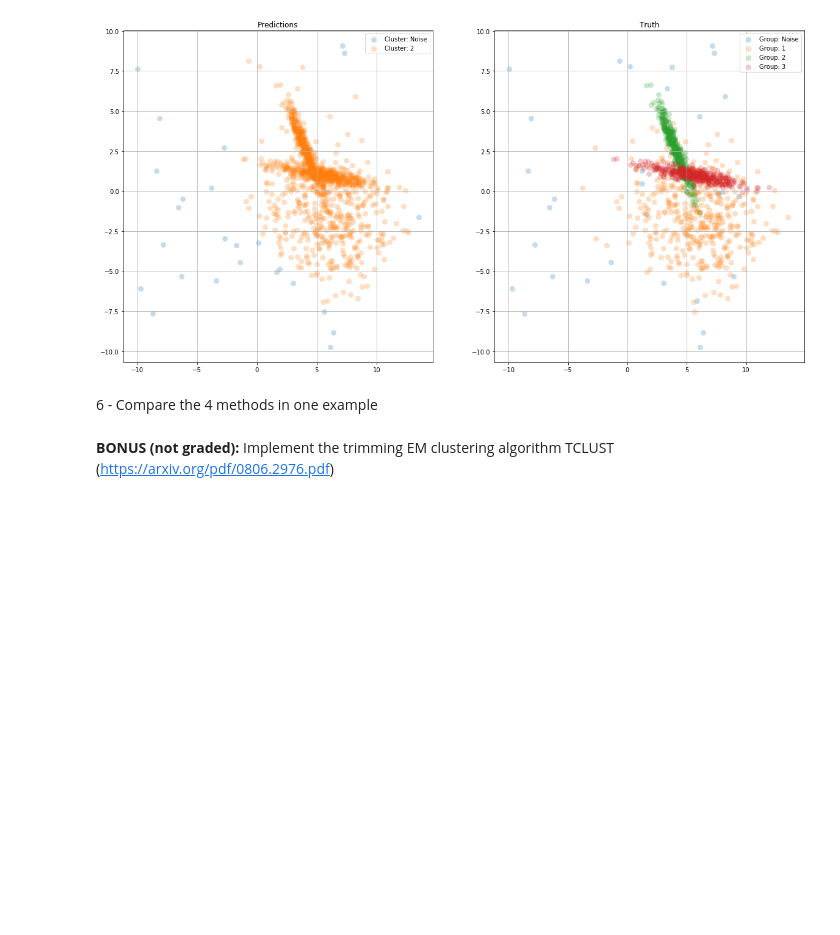
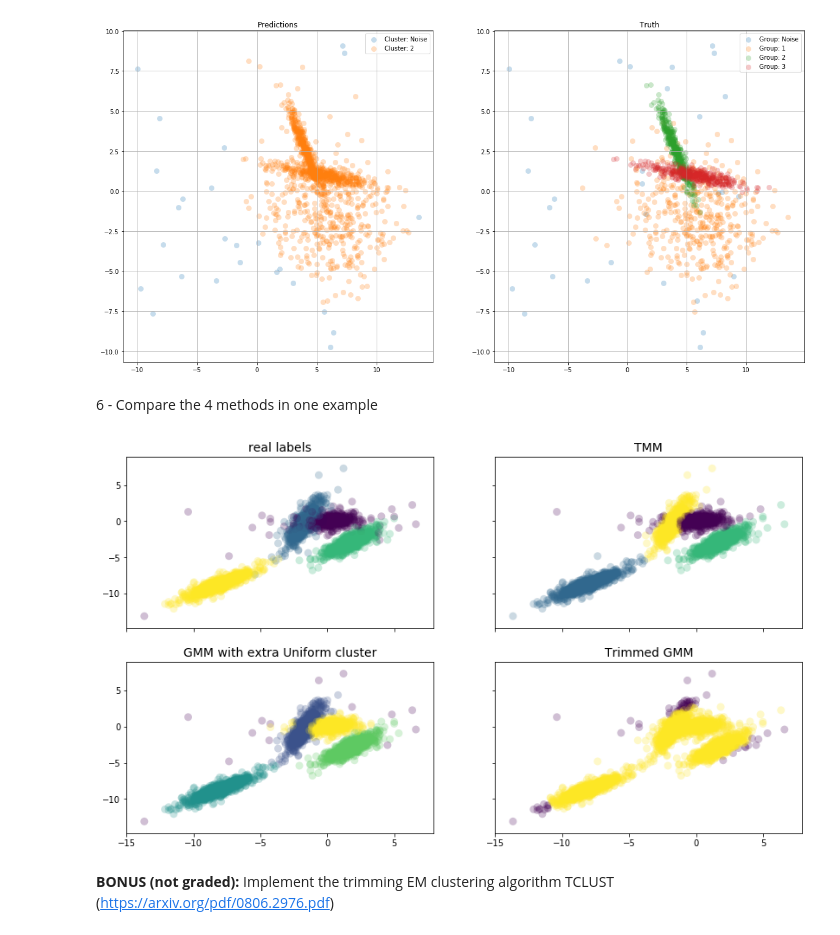
Before and after one commit to EmmanuelJhno/AML-labs, a Jupyter notebook: Cours 6 - TP/lab5-RMM.ipynb, the cells around one changed output. Saved outputs shown, nothing was run; the diff lists cells and outputs as text; code cells hidden in the pictures; blank space fills up the shorter version.

```diff
--- a/Cours 6 - TP/lab5-RMM.ipynb
+++ b/Cours 6 - TP/lab5-RMM.ipynb
@@ -297,7 +297,8 @@ class my_tMM():
 
         cpm_u = np.multiply(cpm, u)
         new_mu = cpm_u.T@X
-        new_mu /= np.sum(cpm_u, axis=0)
+        for j in range(k):
+            new_mu[j] /= np.sum(cpm_u[:,j])
 
         return new_mu
 
@@ -1325,2 +1364,20 @@ plt.show()
+# %%
+k = 4
+p = 2
+X_1, labels_1 = generate_data(k = 4, p = 2, scale_dof=10, seed = 12)
+X_2, labels_2 = generate_data(k = 4, p = 2, scale_dof= 60, seed = 12)
+X_3, labels_3 = generate_data(k = 4, p = 2, scale_dof=120, seed = 12)
+# %%
+model_tmm = my_tMM(4, itermax = 10, tol = 10**-5)
+model_gmm_eu = my_GMM_EU(4, itermax=10)
+model_gmm_trim = my_GMM_trimmed(4, trim=0.02)
+# %%
+X = X_1
+model_tmm.fit(X)
+model_gmm_eu.fit(X)
+model_gmm_trim.fit(X)
+plot_cluster(X, model_tmm, model_gmm_eu, model_gmm_trim, labels_1)
+# %% [output]
+[figure, added]
 # %% [markdown]
 **BONUS (not graded):** Implement the trimming EM clustering algorithm TCLUST (https://arxiv.org/pdf/0806.2976.pdf)
```
Also changed, not shown: parts of 1 cell of this notebook.
